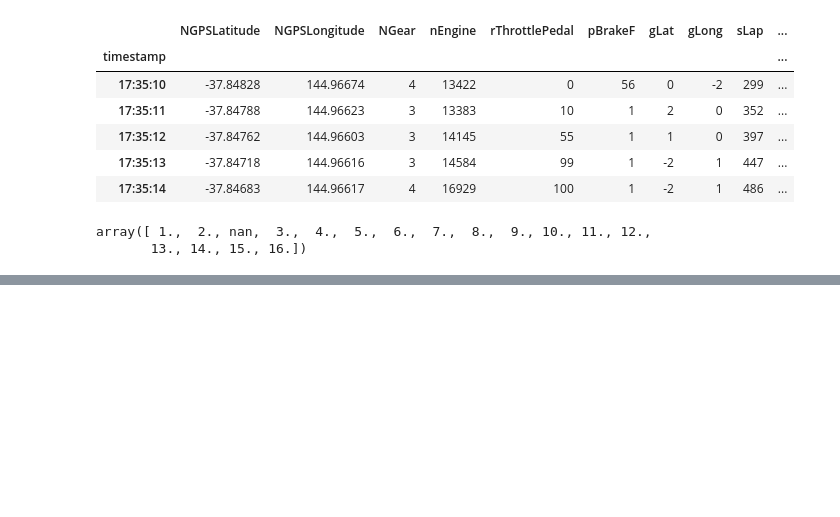
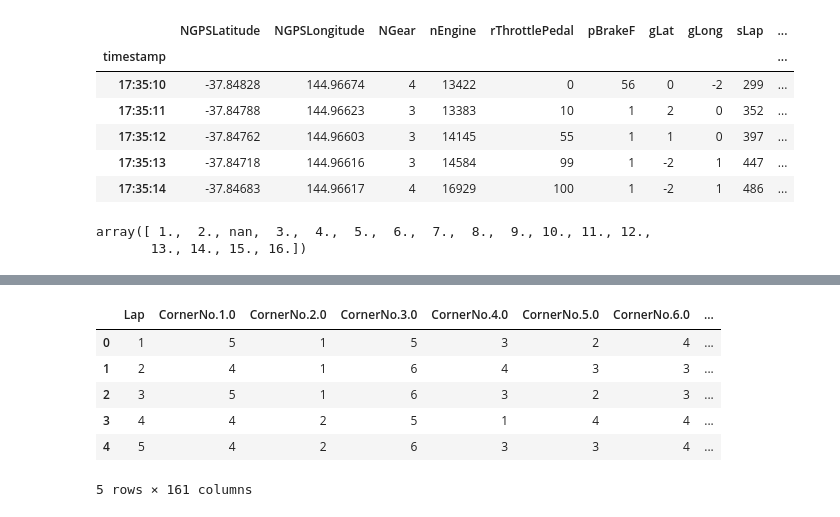
Before and after one commit to manaswimishra/F1-Australia-JB-data, a Jupyter notebook: Jenson Button F1 Telemetry.ipynb, the cells around one changed output, grey strips where cells are left out. Cells and saved outputs as stored; diff of their text form; code cells hidden in the pictures; blank space fills up the shorter version.

```diff
--- a/Jenson Button F1 Telemetry.ipynb
+++ b/Jenson Button F1 Telemetry.ipynb
@@ -190,0 +225,10 @@ array([ 1.,  2., nan,  3.,  4.,  5.,  6.,  7.,  8.,  9., 10., 11., 12.,
+# %%
+corner_time_df.head()
+# %% [output]
+|  | Lap | CornerNo.1.0 | CornerNo.2.0 | CornerNo.3.0 | CornerNo.4.0 | CornerNo.5.0 | CornerNo.6.0 | ... |
+| 0 | 1 | 5 | 1 | 5 | 3 | 2 | 4 | ... |
+| 1 | 2 | 4 | 1 | 6 | 4 | 3 | 3 | ... |
+| 2 | 3 | 5 | 1 | 6 | 3 | 2 | 3 | ... |
+| 3 | 4 | 4 | 2 | 5 | 1 | 4 | 4 | ... |
+| 4 | 5 | 4 | 2 | 6 | 3 | 3 | 4 | ... |
+5 rows × 161 columns
```
Also changed, not shown: parts of 14 cells of this notebook.
